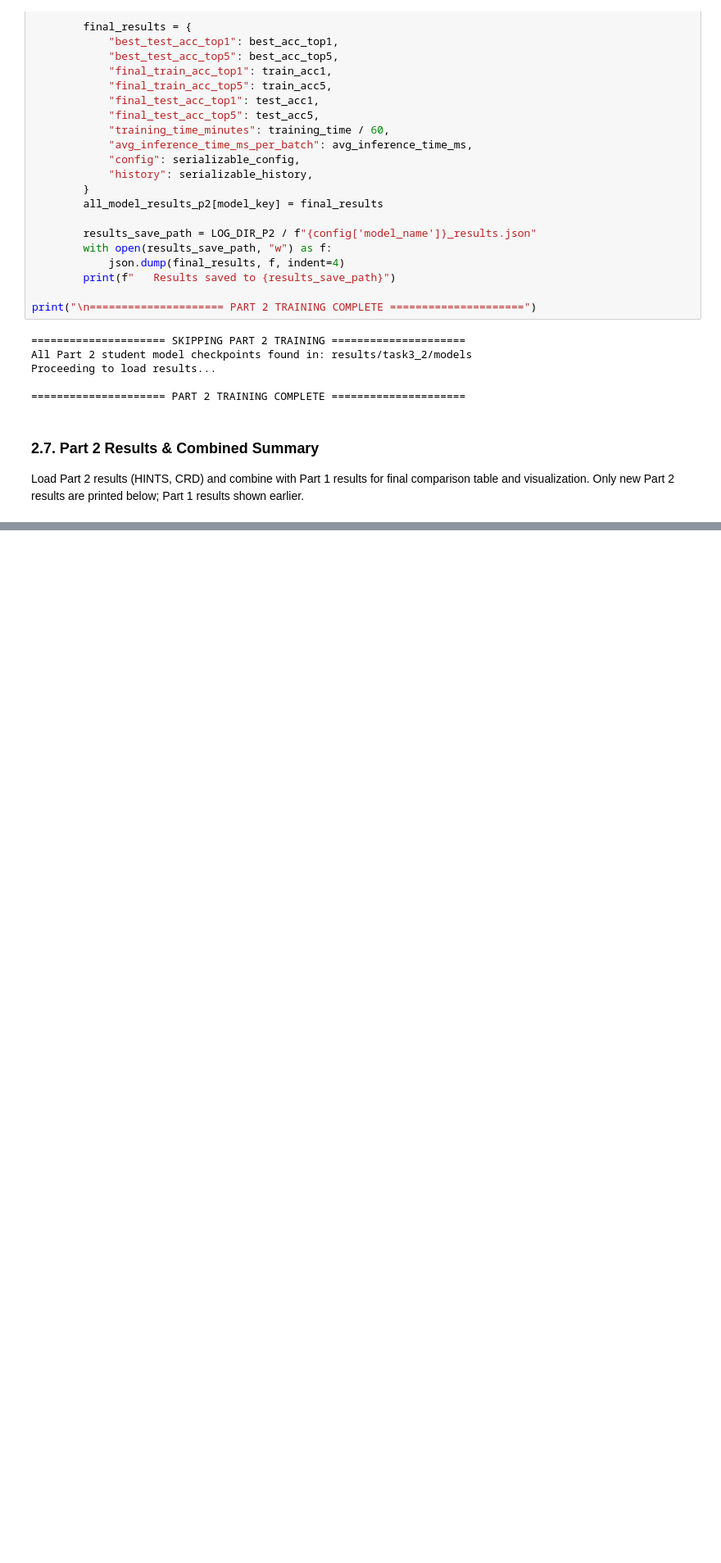
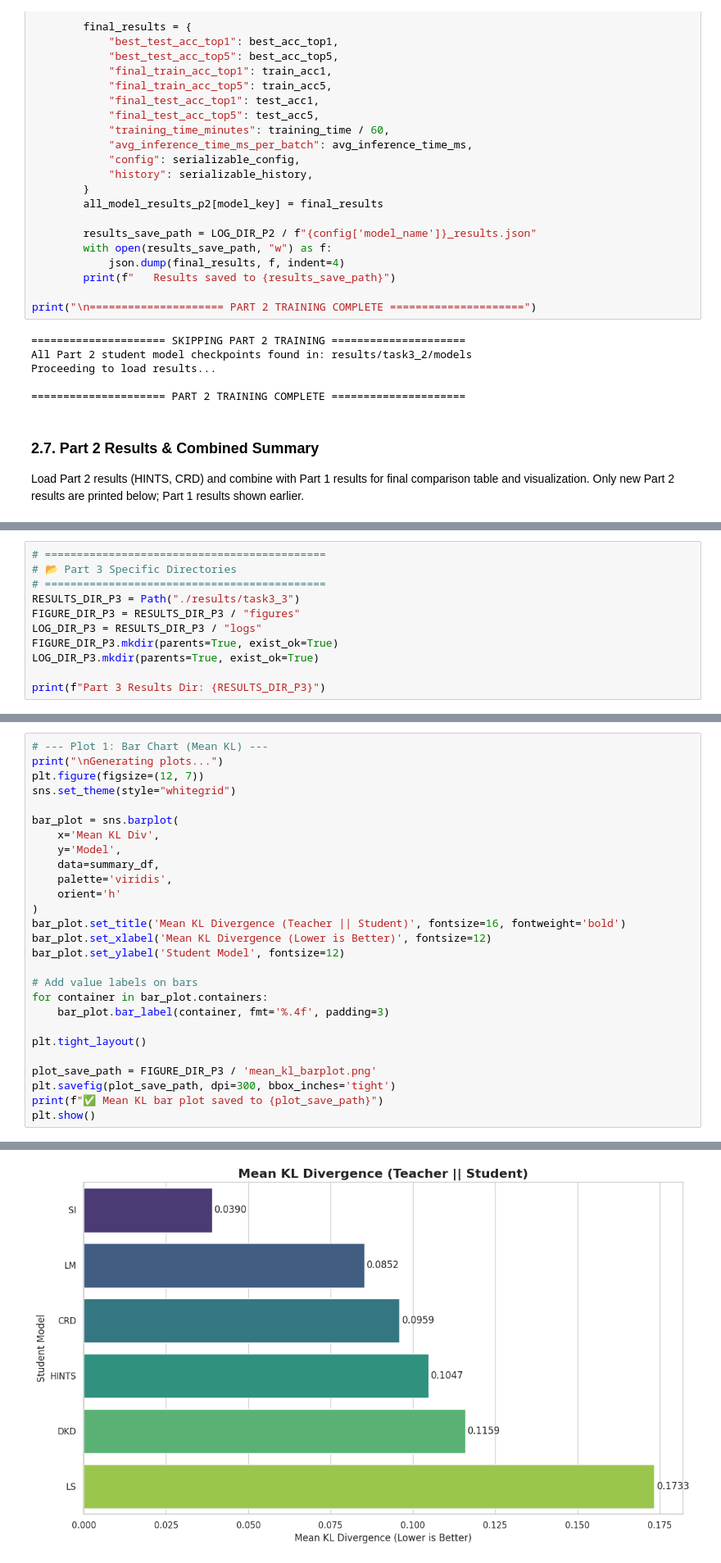
Before and after one commit to ibrahim-murtaza/ATML_PA3, a Jupyter notebook: Knowledge_Distillation/main.ipynb, the cells around one changed output, grey strips where cells are left out. Shown at 82% size. Cells and saved outputs as stored; diff of their text form; blank space fills up the shorter version.

Commit message:
Done with Task 3 - Part 3

```diff
--- a/Knowledge_Distillation/main.ipynb
+++ b/Knowledge_Distillation/main.ipynb
@@ -1969,0 +1991,11 @@ Generating combined training curves plot...
+# %%
+# ============================================
+# 📂 Part 3 Specific Directories
+# ============================================
+RESULTS_DIR_P3 = Path("./results/task3_3")
+FIGURE_DIR_P3 = RESULTS_DIR_P3 / "figures"
+LOG_DIR_P3 = RESULTS_DIR_P3 / "logs"
+FIGURE_DIR_P3.mkdir(parents=True, exist_ok=True)
+LOG_DIR_P3.mkdir(parents=True, exist_ok=True)
+
+print(f"Part 3 Results Dir: {RESULTS_DIR_P3}")
@@ -1969,0 +2303,28 @@ Generating combined training curves plot...
+# %%
+# --- Plot 1: Bar Chart (Mean KL) ---
+print("\nGenerating plots...")
+plt.figure(figsize=(12, 7))
+sns.set_theme(style="whitegrid")
+
+bar_plot = sns.barplot(
+    x='Mean KL Div',
+    y='Model',
+    data=summary_df,
+    palette='viridis',
+    orient='h'
+)
+bar_plot.set_title('Mean KL Divergence (Teacher || Student)', fontsize=16, fontweight='bold')
+bar_plot.set_xlabel('Mean KL Divergence (Lower is Better)', fontsize=12)
+bar_plot.set_ylabel('Student Model', fontsize=12)
+
+# Add value labels on bars
+for container in bar_plot.containers:
+    bar_plot.bar_label(container, fmt='%.4f', padding=3)
+
+plt.tight_layout()
+
+plot_save_path = FIGURE_DIR_P3 / 'mean_kl_barplot.png'
+plt.savefig(plot_save_path, dpi=300, bbox_inches='tight')
+print(f"✅ Mean KL bar plot saved to {plot_save_path}")
+plt.show()
+# %% [output]
@@ -1969,0 +2336 @@ Generating combined training curves plot...
+[figure, added]
```
Also changed, not shown: parts of 16 cells of this notebook, 7 other files.
